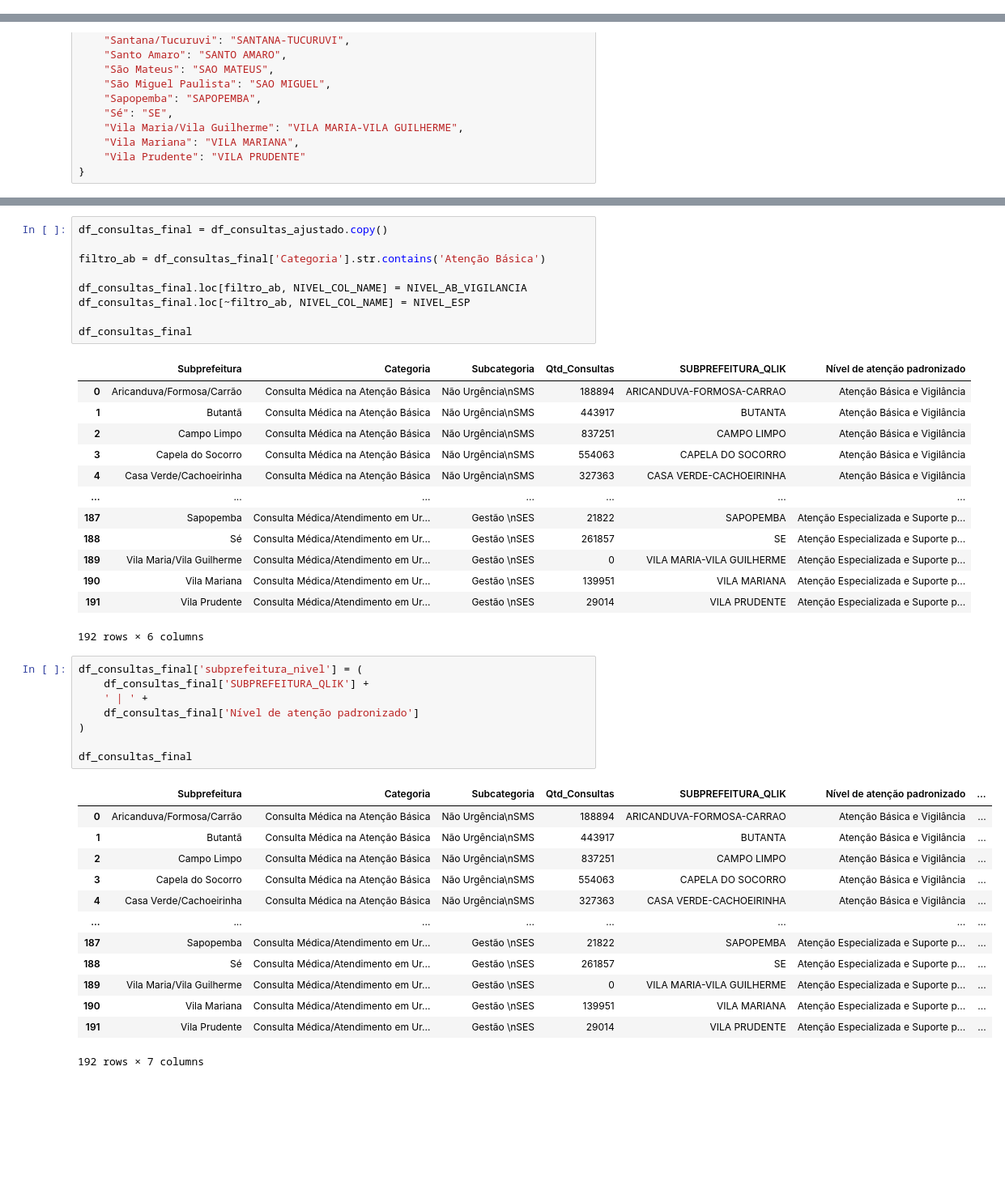
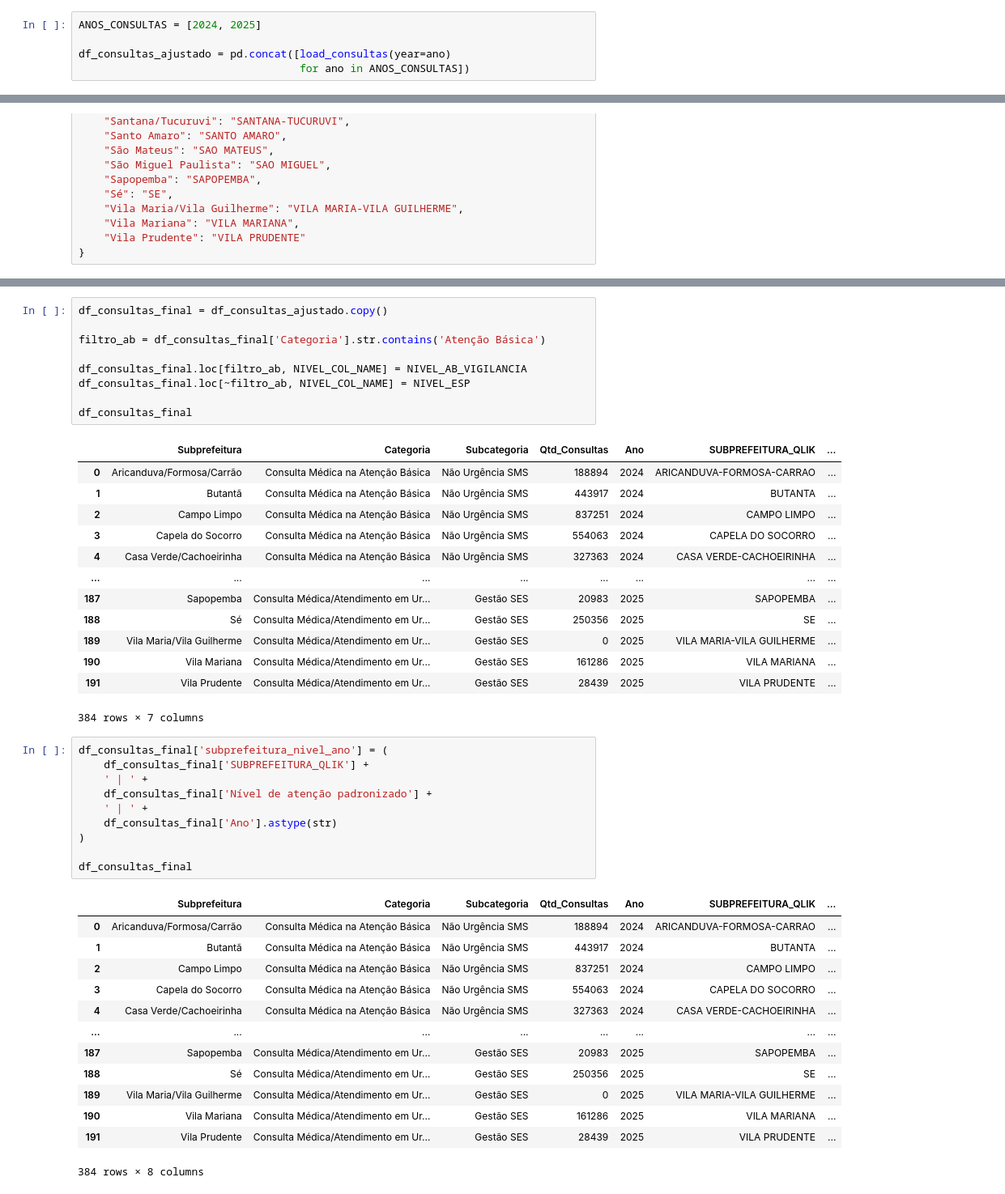
Before and after one commit to ObservatorioPoliticasTCM/datasp-dados, a Jupyter notebook: rendered_notebooks/saude/saude.ipynb, the cells around one changed output, grey strips where cells are left out. Shown at 81% size. Cells and saved outputs as stored; diff of their text form; blank space fills up the shorter version.

```diff
--- a/rendered_notebooks/saude/saude.ipynb
+++ b/rendered_notebooks/saude/saude.ipynb
@@ -442,3 +219,8 @@ df_consultas_ajustado
+# %%
+ANOS_CONSULTAS = [2024, 2025]
+
+df_consultas_ajustado = pd.concat([load_consultas(year=ano)
+                                   for ano in ANOS_CONSULTAS])
 # %% [markdown]
 ## Leitos de internação e complementares
 # %% [markdown]
@@ -961,41 +746,43 @@ df_consultas_final.loc[~filtro_ab, NIVEL_COL_NAME] = NIVEL_ESP
 
 df_consultas_final
 # %% [output]
-|  | Subprefeitura | Categoria | Subcategoria | Qtd_Consultas | SUBPREFEITURA_QLIK | Nível de atenção padronizado |
-| 0 | Aricanduva/Formosa/Carrão | Consulta Médica na Atenção Básica | Não Urgência\nSMS | 188894 | ARICANDUVA-FORMOSA-CARRAO | Atenção Básica e Vigilância |
-| 1 | Butantã | Consulta Médica na Atenção Básica | Não Urgência\nSMS | 443917 | BUTANTA | Atenção Básica e Vigilância |
-| 2 | Campo Limpo | Consulta Médica na Atenção Básica | Não Urgência\nSMS | 837251 | CAMPO LIMPO | Atenção Básica e Vigilância |
-| 3 | Capela do Socorro | Consulta Médica na Atenção Básica | Não Urgência\nSMS | 554063 | CAPELA DO SOCORRO | Atenção Básica e Vigilância |
-| 4 | Casa Verde/Cachoeirinha | Consulta Médica na Atenção Básica | Não Urgência\nSMS | 327363 | CASA VERDE-CACHOEIRINHA | Atenção Básica e Vigilância |
-| ... | ... | ... | ... | ... | ... | ... |
-| 187 | Sapopemba | Consulta Médica/Atendimento em Ur... | Gestão \nSES | 21822 | SAPOPEMBA | Atenção Especializada e Suporte p... |
-| 188 | Sé | Consulta Médica/Atendimento em Ur... | Gestão \nSES | 261857 | SE | Atenção Especializada e Suporte p... |
-| 189 | Vila Maria/Vila Guilherme | Consulta Médica/Atendimento em Ur... | Gestão \nSES | 0 | VILA MARIA-VILA GUILHERME | Atenção Especializada e Suporte p... |
-| 190 | Vila Mariana | Consulta Médica/Atendimento em Ur... | Gestão \nSES | 139951 | VILA MARIANA | Atenção Especializada e Suporte p... |
-| 191 | Vila Prudente | Consulta Médica/Atendimento em Ur... | Gestão \nSES | 29014 | VILA PRUDENTE | Atenção Especializada e Suporte p... |
+|  | Subprefeitura | Categoria | Subcategoria | Qtd_Consultas | Ano | SUBPREFEITURA_QLIK | ... |
+| 0 | Aricanduva/Formosa/Carrão | Consulta Médica na Atenção Básica | Não Urgência SMS | 188894 | 2024 | ARICANDUVA-FORMOSA-CARRAO | ... |
+| 1 | Butantã | Consulta Médica na Atenção Básica | Não Urgência SMS | 443917 | 2024 | BUTANTA | ... |
+| 2 | Campo Limpo | Consulta Médica na Atenção Básica | Não Urgência SMS | 837251 | 2024 | CAMPO LIMPO | ... |
+| 3 | Capela do Socorro | Consulta Médica na Atenção Básica | Não Urgência SMS | 554063 | 2024 | CAPELA DO SOCORRO | ... |
+| 4 | Casa Verde/Cachoeirinha | Consulta Médica na Atenção Básica | Não Urgência SMS | 327363 | 2024 | CASA VERDE-CACHOEIRINHA | ... |
+| ... | ... | ... | ... | ... | ... | ... | ... |
+| 187 | Sapopemba | Consulta Médica/Atendimento em Ur... | Gestão SES | 20983 | 2025 | SAPOPEMBA | ... |
+| 188 | Sé | Consulta Médica/Atendimento em Ur... | Gestão SES | 250356 | 2025 | SE | ... |
+| 189 | Vila Maria/Vila Guilherme | Consulta Médica/Atendimento em Ur... | Gestão SES | 0 | 2025 | VILA MARIA-VILA GUILHERME | ... |
+| 190 | Vila Mariana | Consulta Médica/Atendimento em Ur... | Gestão SES | 161286 | 2025 | VILA MARIANA | ... |
+| 191 | Vila Prudente | Consulta Médica/Atendimento em Ur... | Gestão SES | 28439 | 2025 | VILA PRUDENTE | ... |
-192 rows × 6 columns
+384 rows × 7 columns
 # %%
-df_consultas_final['subprefeitura_nivel'] = (
+df_consultas_final['subprefeitura_nivel_ano'] = (
     df_consultas_final['SUBPREFEITURA_QLIK'] +
     ' | ' +
-    df_consultas_final['Nível de atenção padronizado']
+    df_consultas_final['Nível de atenção padronizado'] +
+    ' | ' +
+    df_consultas_final['Ano'].astype(str)
 )
 
 df_consultas_final
 # %% [output]
-|  | Subprefeitura | Categoria | Subcategoria | Qtd_Consultas | SUBPREFEITURA_QLIK | Nível de atenção padronizado | ... |
-| 0 | Aricanduva/Formosa/Carrão | Consulta Médica na Atenção Básica | Não Urgência\nSMS | 188894 | ARICANDUVA-FORMOSA-CARRAO | Atenção Básica e Vigilância | ... |
-| 1 | Butantã | Consulta Médica na Atenção Básica | Não Urgência\nSMS | 443917 | BUTANTA | Atenção Básica e Vigilância | ... |
-| 2 | Campo Limpo | Consulta Médica na Atenção Básica | Não Urgência\nSMS | 837251 | CAMPO LIMPO | Atenção Básica e Vigilância | ... |
-| 3 | Capela do Socorro | Consulta Médica na Atenção Básica | Não Urgência\nSMS | 554063 | CAPELA DO SOCORRO | Atenção Básica e Vigilância | ... |
-| 4 | Casa Verde/Cachoeirinha | Consulta Médica na Atenção Básica | Não Urgência\nSMS | 327363 | CASA VERDE-CACHOEIRINHA | Atenção Básica e Vigilância | ... |
+|  | Subprefeitura | Categoria | Subcategoria | Qtd_Consultas | Ano | SUBPREFEITURA_QLIK | ... |
+| 0 | Aricanduva/Formosa/Carrão | Consulta Médica na Atenção Básica | Não Urgência SMS | 188894 | 2024 | ARICANDUVA-FORMOSA-CARRAO | ... |
+| 1 | Butantã | Consulta Médica na Atenção Básica | Não Urgência SMS | 443917 | 2024 | BUTANTA | ... |
+| 2 | Campo Limpo | Consulta Médica na Atenção Básica | Não Urgência SMS | 837251 | 2024 | CAMPO LIMPO | ... |
+| 3 | Capela do Socorro | Consulta Médica na Atenção Básica | Não Urgência SMS | 554063 | 2024 | CAPELA DO SOCORRO | ... |
+| 4 | Casa Verde/Cachoeirinha | Consulta Médica na Atenção Básica | Não Urgência SMS | 327363 | 2024 | CASA VERDE-CACHOEIRINHA | ... |
 | ... | ... | ... | ... | ... | ... | ... | ... |
-| 187 | Sapopemba | Consulta Médica/Atendimento em Ur... | Gestão \nSES | 21822 | SAPOPEMBA | Atenção Especializada e Suporte p... | ... |
-| 188 | Sé | Consulta Médica/Atendimento em Ur... | Gestão \nSES | 261857 | SE | Atenção Especializada e Suporte p... | ... |
-| 189 | Vila Maria/Vila Guilherme | Consulta Médica/Atendimento em Ur... | Gestão \nSES | 0 | VILA MARIA-VILA GUILHERME | Atenção Especializada e Suporte p... | ... |
-| 190 | Vila Mariana | Consulta Médica/Atendimento em Ur... | Gestão \nSES | 139951 | VILA MARIANA | Atenção Especializada e Suporte p... | ... |
-| 191 | Vila Prudente | Consulta Médica/Atendimento em Ur... | Gestão \nSES | 29014 | VILA PRUDENTE | Atenção Especializada e Suporte p... | ... |
+| 187 | Sapopemba | Consulta Médica/Atendimento em Ur... | Gestão SES | 20983 | 2025 | SAPOPEMBA | ... |
+| 188 | Sé | Consulta Médica/Atendimento em Ur... | Gestão SES | 250356 | 2025 | SE | ... |
+| 189 | Vila Maria/Vila Guilherme | Consulta Médica/Atendimento em Ur... | Gestão SES | 0 | 2025 | VILA MARIA-VILA GUILHERME | ... |
+| 190 | Vila Mariana | Consulta Médica/Atendimento em Ur... | Gestão SES | 161286 | 2025 | VILA MARIANA | ... |
+| 191 | Vila Prudente | Consulta Médica/Atendimento em Ur... | Gestão SES | 28439 | 2025 | VILA PRUDENTE | ... |
-192 rows × 7 columns
+384 rows × 8 columns
 # %% [markdown]
 ## Leitos de internação e complementares
 # %% [markdown]
```
Also changed, not shown: parts of 54 cells of this notebook.
